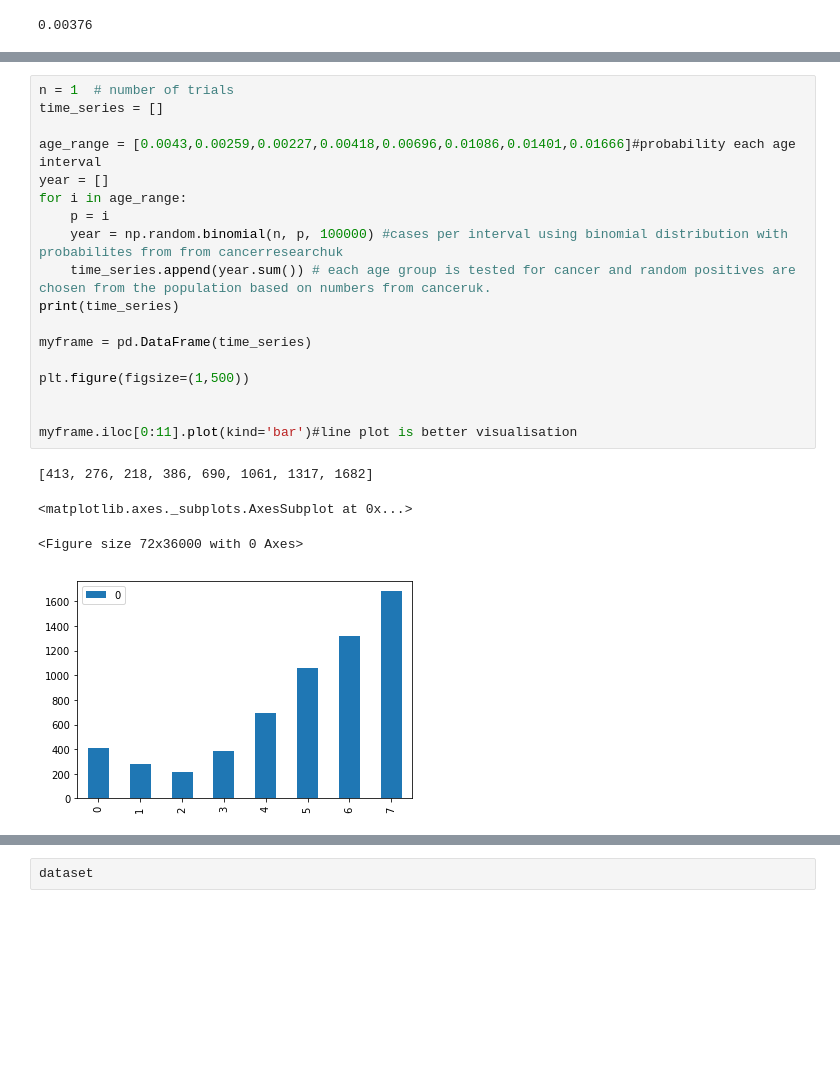
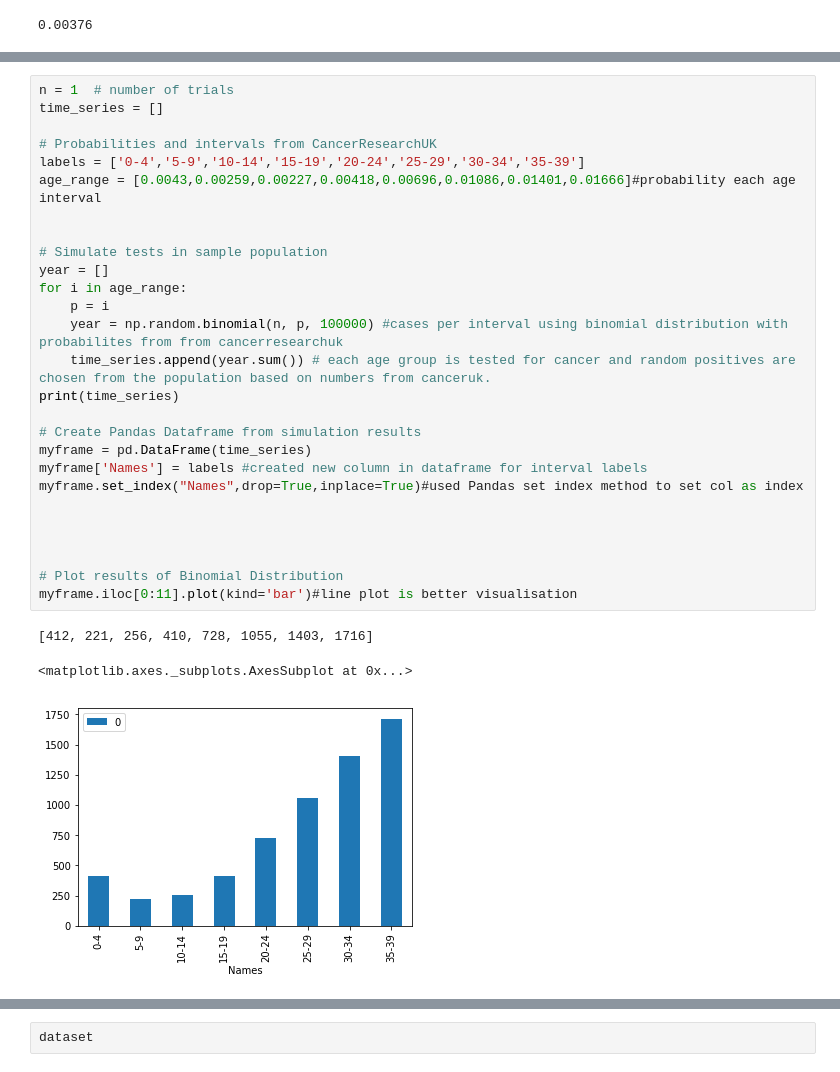
Before and after one commit to cholleran/Proj-programming-DA, a Jupyter notebook: Project Programming DA.ipynb, the cells around one changed output, grey strips where cells are left out. Drawn from its saved outputs; the diff is of its cells as text; blank space fills up the shorter version.

Commit message:
Added column for interval labels to Pandas df

```diff
--- a/Project Programming DA.ipynb
+++ b/Project Programming DA.ipynb
@@ -26,26 +26,34 @@ plt.hist(s)
 # %%
 n = 1  # number of trials
 time_series = []
 
+# Probabilities and intervals from CancerResearchUK
+labels = ['0-4','5-9','10-14','15-19','20-24','25-29','30-34','35-39']
 age_range = [0.0043,0.00259,0.00227,0.00418,0.00696,0.01086,0.01401,0.01666]#probability each age interval
+
+
+# Simulate tests in sample population
 year = []
 for i in age_range:
     p = i
     year = np.random.binomial(n, p, 100000) #cases per interval using binomial distribution with probabilites from from cancerresearchuk
     time_series.append(year.sum()) # each age group is tested for cancer and random positives are chosen from the population based on numbers from canceruk.
 print(time_series)
 
+# Create Pandas Dataframe from simulation results
 myframe = pd.DataFrame(time_series)
-
-plt.figure(figsize=(1,500))
+myframe['Names'] = labels #created new column in dataframe for interval labels
+myframe.set_index("Names",drop=True,inplace=True)#used Pandas set index method to set col as index
 
 
+
+
+# Plot results of Binomial Distribution
 myframe.iloc[0:11].plot(kind='bar')#line plot is better visualisation
 # %% [output]
-[413, 276, 218, 386, 690, 1061, 1317, 1682]
+[412, 221, 256, 410, 728, 1055, 1403, 1716]
 <matplotlib.axes._subplots.AxesSubplot at 0x...>
-<Figure size 72x36000 with 0 Axes>
-[figure, old version]
+[figure, new version]
 # %%
 dataset.describe()
 # %% [output]
```
Also changed, not shown: parts of 11 cells of this notebook.
